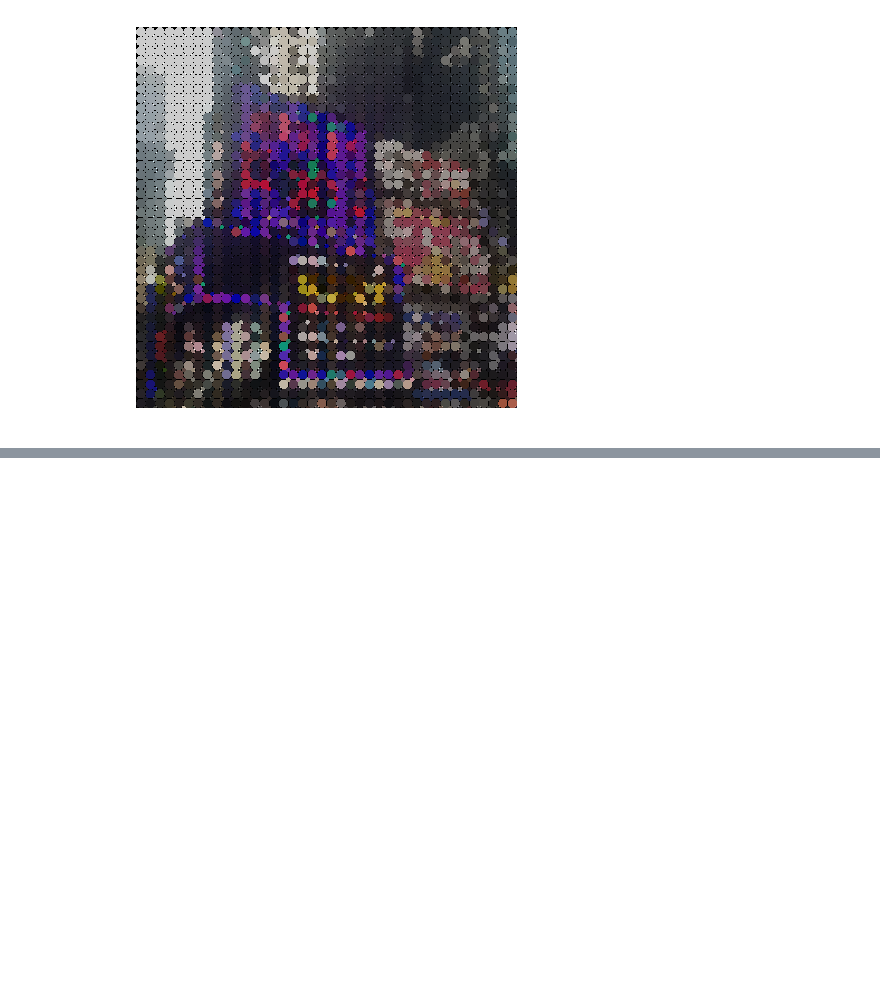
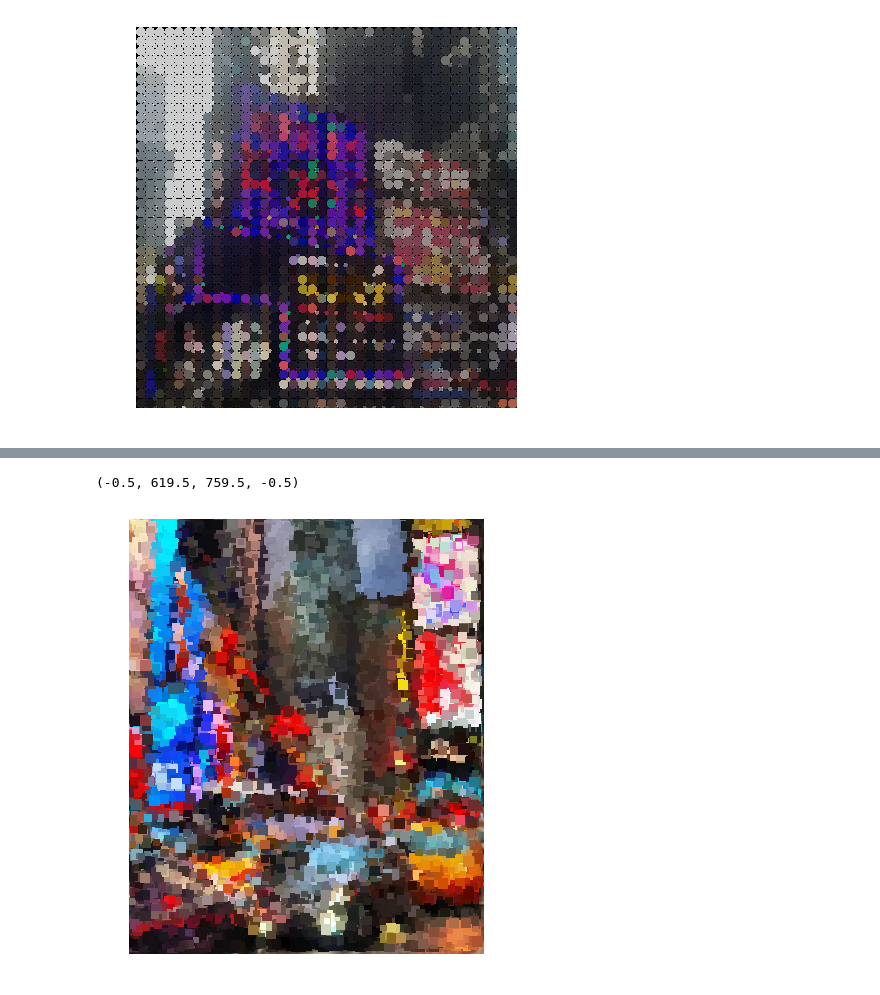
Before and after one commit to mango314/math-blog, a Jupyter notebook: 2019/062519 - instagram.ipynb, the cells around one changed output, grey strips where cells are left out. Drawn from its saved outputs; the diff is of its cells as text; code cells hidden in the pictures; blank space fills up the shorter version.

```diff
--- a/2019/062519 - instagram.ipynb
+++ b/2019/062519 - instagram.ipynb
@@ -122,0 +158,21 @@ Clipping input data to the valid range for imshow with RGB data ([0..1] for floa
+# %%
+img1 = 0*img + img
+
+x = np.arange(762)
+y = np.arange(640)
+
+for t in range(20000):
+
+    a, b = int(740*np.random.random()), int(600*np.random.random())
+    L = int(10*np.random.random()) + 10
+
+    x0 = a + np.arange(L)
+    y0 = b + np.arange(L)
+
+    img1[ x0[None,...] , y0[...,None] , :] = img[ a , b , :]
+
+plt.imshow(img1[:760,:620,[2,1,0]])
+plt.axis("Off")
+# %% [output]
+(-0.5, 619.5, 759.5, -0.5)
+[figure, added]
```
Also changed, not shown: parts of 7 cells of this notebook.
